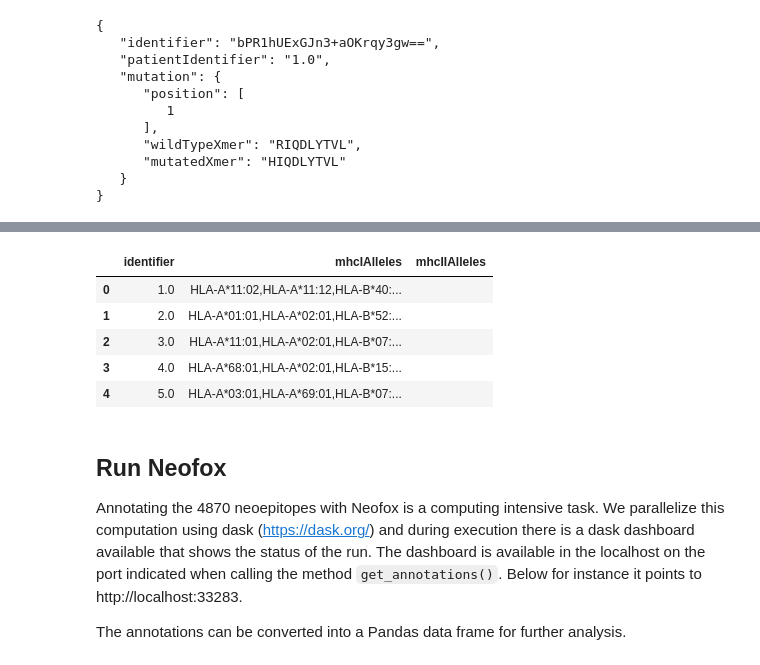
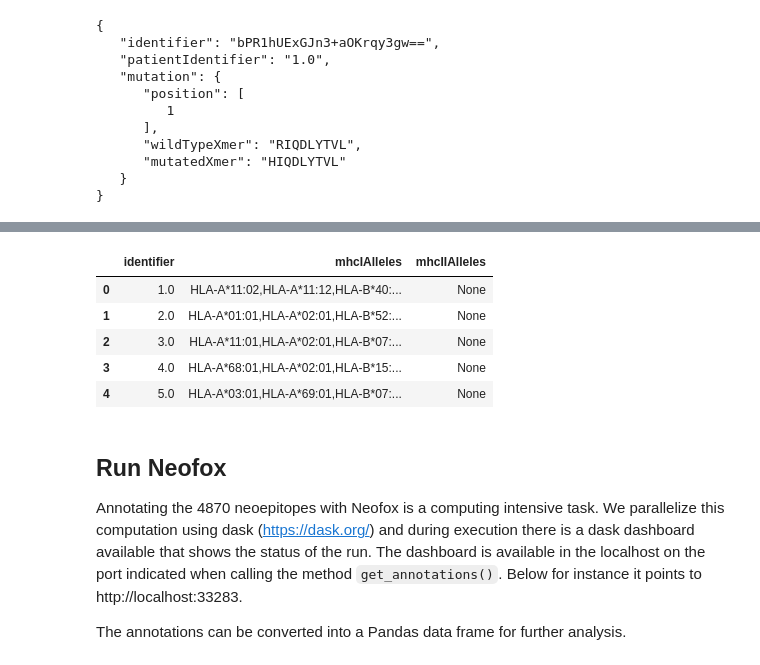
Before and after one commit to TRON-Bioinformatics/neofox, a Jupyter notebook: docs/source/notebooks/reproducibility_balachandran.ipynb, the cells around one changed output, grey strips where cells are left out. Cells and saved outputs as stored; diff of their text form; code cells hidden in the pictures.

Commit message:
fix issue on patient table parsing when one of the mhcs is missing

```diff
--- a/docs/source/notebooks/reproducibility_balachandran.ipynb
+++ b/docs/source/notebooks/reproducibility_balachandran.ipynb
@@ -235,17 +235,17 @@ neoantigens_neofox_df.head()
 # %%
 patients_neofox_df = pd.DataFrame(data={'identifier': [p.identifier for p in patients_neofox],
                                         'mhcIAlleles': [",".join([a.name for m in p.mhc1 for a in m.alleles]) for p in patients_neofox],
-                                        'mhcIIAlleles': ["" for _ in patients_neofox]
+                                        'mhcIIAlleles': [None for _ in patients_neofox]
                                        })
 patients_neofox_df.to_csv("balachandran/supplementary_table1_patients.tsv", sep="\t", index=False)
 patients_neofox_df.head()
 # %% [output]
 |  | identifier | mhcIAlleles | mhcIIAlleles |
-| 0 | 1.0 | HLA-A*11:02,HLA-A*11:12,HLA-B*40:... |  |
-| 1 | 2.0 | HLA-A*01:01,HLA-A*02:01,HLA-B*52:... |  |
-| 2 | 3.0 | HLA-A*11:01,HLA-A*02:01,HLA-B*07:... |  |
-| 3 | 4.0 | HLA-A*68:01,HLA-A*02:01,HLA-B*15:... |  |
-| 4 | 5.0 | HLA-A*03:01,HLA-A*69:01,HLA-B*07:... |  |
+| 0 | 1.0 | HLA-A*11:02,HLA-A*11:12,HLA-B*40:... | None |
+| 1 | 2.0 | HLA-A*01:01,HLA-A*02:01,HLA-B*52:... | None |
+| 2 | 3.0 | HLA-A*11:01,HLA-A*02:01,HLA-B*07:... | None |
+| 3 | 4.0 | HLA-A*68:01,HLA-A*02:01,HLA-B*15:... | None |
+| 4 | 5.0 | HLA-A*03:01,HLA-A*69:01,HLA-B*07:... | None |
 # %% [markdown]
 ## Run Neofox
 
```
Also changed, not shown: 3 other files.
